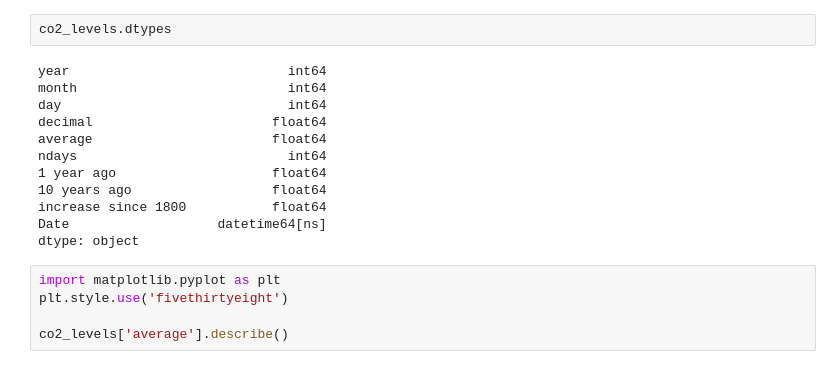
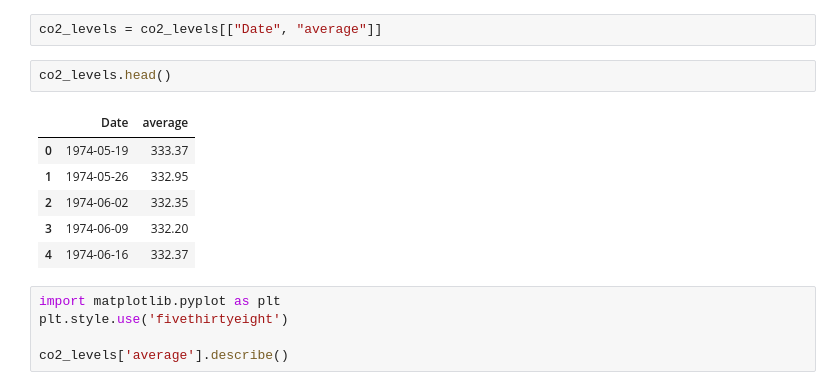
Before and after one commit to uzoma-iloanugo/CO2-Emission---Time-Series-Analysis, a Jupyter notebook: co2_emission.ipynb, the cells around one changed output. Cells and saved outputs as stored; diff of their text form.

```diff
--- a/co2_emission.ipynb
+++ b/co2_emission.ipynb
@@ -46,17 +60,14 @@ co2_levels['Date'] = pd.to_datetime(co2_levels['Date'])
+# %%
+co2_levels = co2_levels[["Date", "average"]]
 # %%
-co2_levels.dtypes
+co2_levels.head()
 # %% [output]
-year                            int64
-month                           int64
-day                             int64
-decimal                       float64
-average                       float64
-ndays                           int64
-1 year ago                    float64
-10 years ago                  float64
-increase since 1800           float64
-Date                   datetime64[ns]
-dtype: object
+|  | Date | average |
+| 0 | 1974-05-19 | 333.37 |
+| 1 | 1974-05-26 | 332.95 |
+| 2 | 1974-06-02 | 332.35 |
+| 3 | 1974-06-09 | 332.20 |
+| 4 | 1974-06-16 | 332.37 |
 # %%
 import matplotlib.pyplot as plt
 plt.style.use('fivethirtyeight')
```
Also changed, not shown: parts of 12 cells of this notebook.
